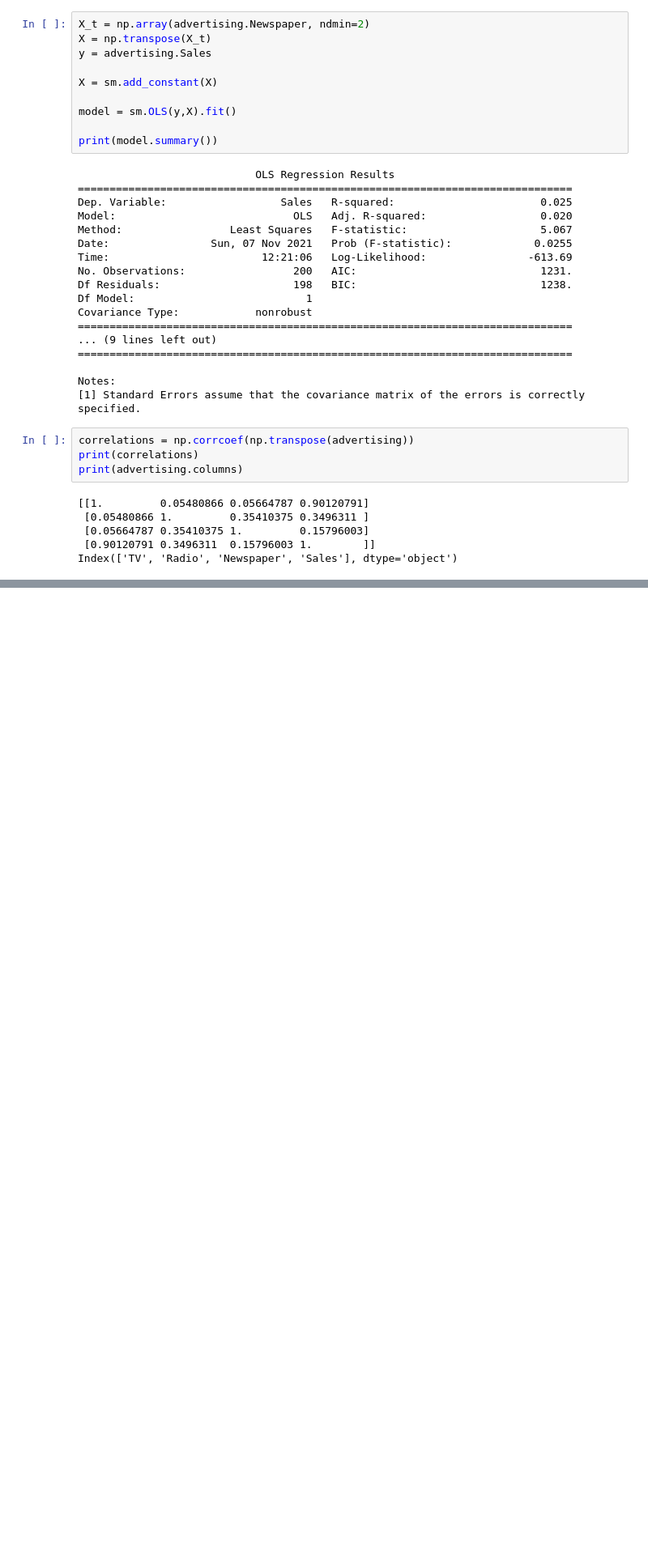
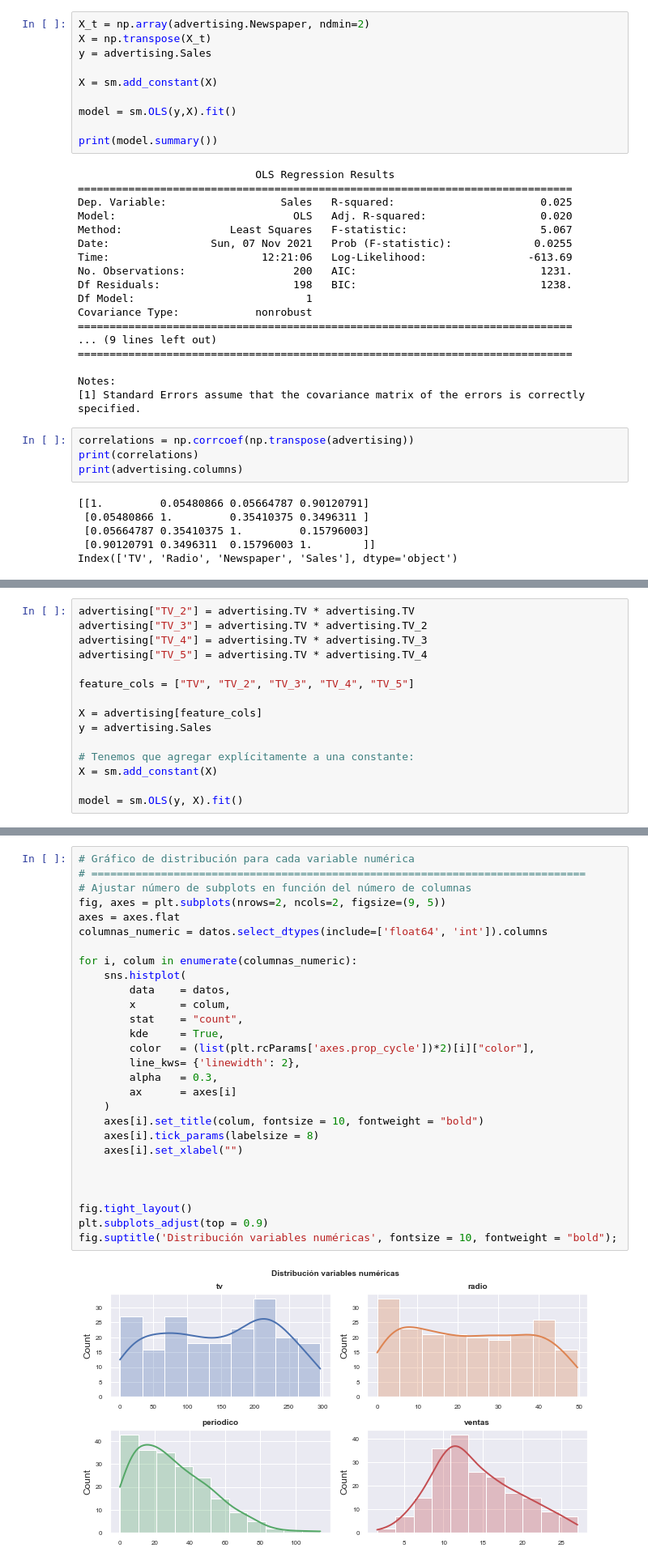
Before and after one commit to Paradis4432/proyectosVarios, a Jupyter notebook: randomJupyterLabChallenges/clase22.ipynb, the cells around one changed output, grey strips where cells are left out. Shown at 81% size. Saved outputs shown, nothing was run; the diff lists cells and outputs as text; blank space fills up the shorter version.

```diff
--- a/randomJupyterLabChallenges/clase22.ipynb
+++ b/randomJupyterLabChallenges/clase22.ipynb
@@ -83,0 +175,15 @@ Index(['TV', 'Radio', 'Newspaper', 'Sales'], dtype='object')
+# %%
+advertising["TV_2"] = advertising.TV * advertising.TV
+advertising["TV_3"] = advertising.TV * advertising.TV_2
+advertising["TV_4"] = advertising.TV * advertising.TV_3
+advertising["TV_5"] = advertising.TV * advertising.TV_4
+
+feature_cols = ["TV", "TV_2", "TV_3", "TV_4", "TV_5"]
+
+X = advertising[feature_cols]
+y = advertising.Sales
+
+# Tenemos que agregar explícitamente a una constante:
+X = sm.add_constant(X)
+
+model = sm.OLS(y, X).fit()
@@ -83,0 +394,30 @@ Index(['TV', 'Radio', 'Newspaper', 'Sales'], dtype='object')
+# %%
+# Gráfico de distribución para cada variable numérica
+# ==============================================================================
+# Ajustar número de subplots en función del número de columnas
+fig, axes = plt.subplots(nrows=2, ncols=2, figsize=(9, 5))
+axes = axes.flat
+columnas_numeric = datos.select_dtypes(include=['float64', 'int']).columns
+
+for i, colum in enumerate(columnas_numeric):
+    sns.histplot(
+        data    = datos,
+        x       = colum,
+        stat    = "count",
+        kde     = True,
+        color   = (list(plt.rcParams['axes.prop_cycle'])*2)[i]["color"],
+        line_kws= {'linewidth': 2},
+        alpha   = 0.3,
+        ax      = axes[i]
+    )
+    axes[i].set_title(colum, fontsize = 10, fontweight = "bold")
+    axes[i].tick_params(labelsize = 8)
+    axes[i].set_xlabel("")
+
+
+
+fig.tight_layout()
+plt.subplots_adjust(top = 0.9)
+fig.suptitle('Distribución variables numéricas', fontsize = 10, fontweight = "bold");
+# %% [output]
+[figure, added]
```
Also changed, not shown: parts of 13 cells of this notebook.
